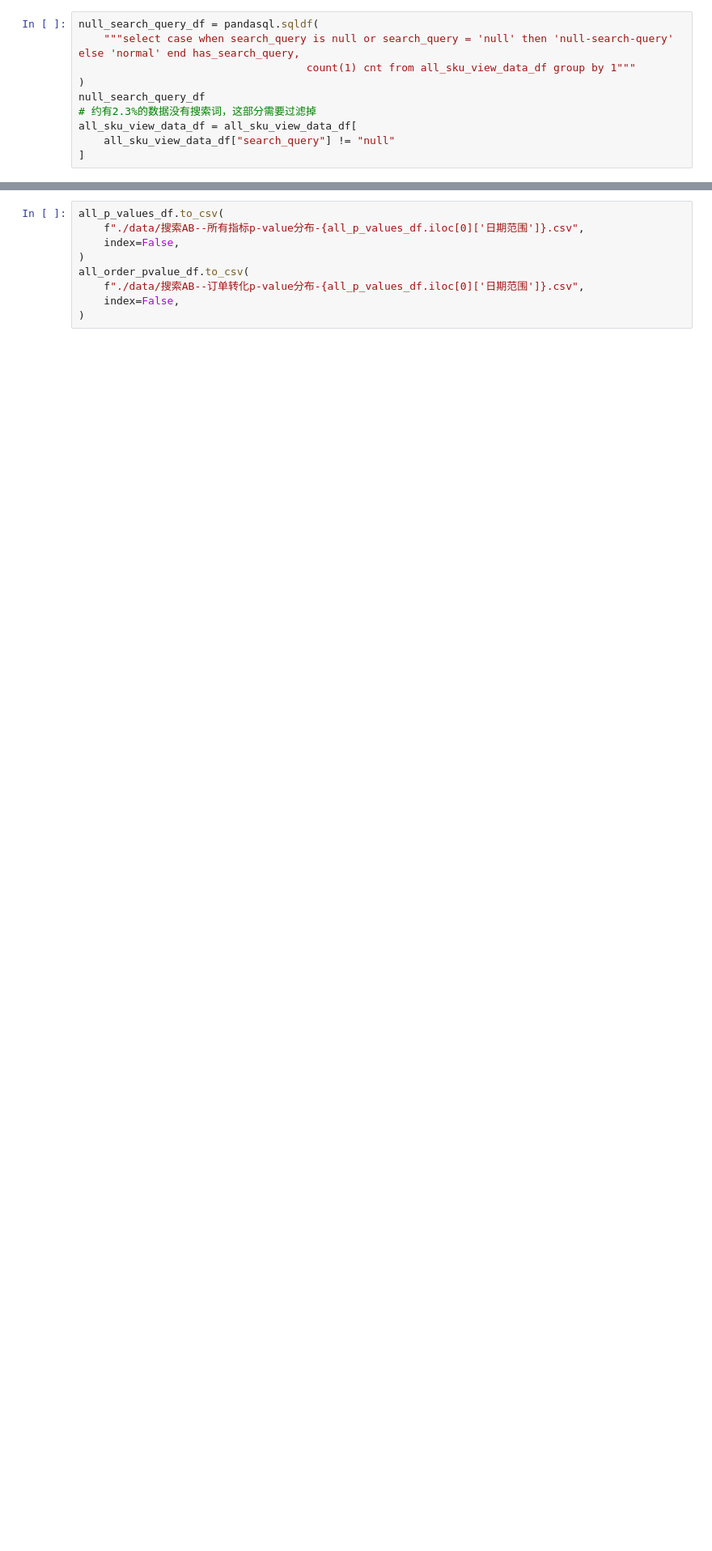
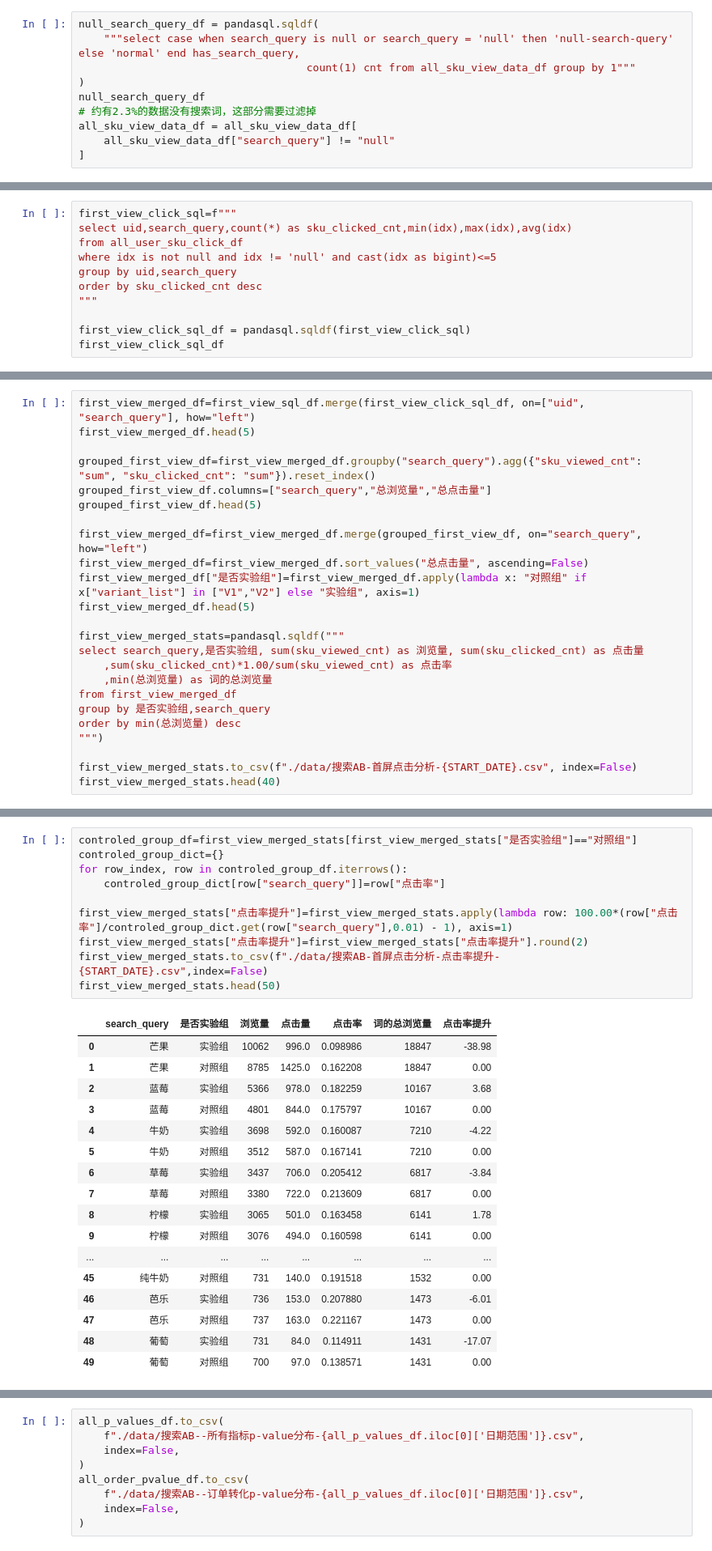
Before and after one commit to chrisptang/aliyun-devops, a Jupyter notebook: 搜索AB实验分析-自定义打分202508.ipynb, the cells around one changed output, grey strips where cells are left out. Shown at 81% size. Cells and saved outputs as stored; diff of their text form; blank space fills up the shorter version.

```diff
--- a/搜索AB实验分析-自定义打分202508.ipynb
+++ b/搜索AB实验分析-自定义打分202508.ipynb
@@ -495,0 +688,11 @@ print("unique sample_query:", user_view_with_variant_statistics_df['sample_query
+# %%
+first_view_click_sql=f"""
+select uid,search_query,count(*) as sku_clicked_cnt,min(idx),max(idx),avg(idx)
+from all_user_sku_click_df
+where idx is not null and idx != 'null' and cast(idx as bigint)<=5
+group by uid,search_query
+order by sku_clicked_cnt desc
+"""
+
+first_view_click_sql_df = pandasql.sqldf(first_view_click_sql)
+first_view_click_sql_df
@@ -495,0 +713,24 @@ print("unique sample_query:", user_view_with_variant_statistics_df['sample_query
+# %%
+first_view_merged_df=first_view_sql_df.merge(first_view_click_sql_df, on=["uid", "search_query"], how="left")
+first_view_merged_df.head(5)
+
+grouped_first_view_df=first_view_merged_df.groupby("search_query").agg({"sku_viewed_cnt": "sum", "sku_clicked_cnt": "sum"}).reset_index()
+grouped_first_view_df.columns=["search_query","总浏览量","总点击量"]
+grouped_first_view_df.head(5)
+
+first_view_merged_df=first_view_merged_df.merge(grouped_first_view_df, on="search_query", how="left")
+first_view_merged_df=first_view_merged_df.sort_values("总点击量", ascending=False)
+first_view_merged_df["是否实验组"]=first_view_merged_df.apply(lambda x: "对照组" if x["variant_list"] in ["V1","V2"] else "实验组", axis=1)
+first_view_merged_df.head(5)
+
+first_view_merged_stats=pandasql.sqldf("""
+select search_query,是否实验组, sum(sku_viewed_cnt) as 浏览量, sum(sku_clicked_cnt) as 点击量
+    ,sum(sku_clicked_cnt)*1.00/sum(sku_viewed_cnt) as 点击率
+    ,min(总浏览量) as 词的总浏览量
+from first_view_merged_df
+group by 是否实验组,search_query
+order by min(总浏览量) desc
+""")
+
+first_view_merged_stats.to_csv(f"./data/搜索AB-首屏点击分析-{START_DATE}.csv", index=False)
+first_view_merged_stats.head(40)
@@ -495,0 +755,28 @@ print("unique sample_query:", user_view_with_variant_statistics_df['sample_query
+# %%
+controled_group_df=first_view_merged_stats[first_view_merged_stats["是否实验组"]=="对照组"]
+controled_group_dict={}
+for row_index, row in controled_group_df.iterrows():
+    controled_group_dict[row["search_query"]]=row["点击率"]
+
+first_view_merged_stats["点击率提升"]=first_view_merged_stats.apply(lambda row: 100.00*(row["点击率"]/controled_group_dict.get(row["search_query"],0.01) - 1), axis=1)
+first_view_merged_stats["点击率提升"]=first_view_merged_stats["点击率提升"].round(2)
+first_view_merged_stats.to_csv(f"./data/搜索AB-首屏点击分析-点击率提升-{START_DATE}.csv",index=False)
+first_view_merged_stats.head(50)
+# %% [output]
+|  | search_query | 是否实验组 | 浏览量 | 点击量 | 点击率 | 词的总浏览量 | 点击率提升 |
+| 0 | 芒果 | 实验组 | 10062 | 996.0 | 0.098986 | 18847 | -38.98 |
+| 1 | 芒果 | 对照组 | 8785 | 1425.0 | 0.162208 | 18847 | 0.00 |
+| 2 | 蓝莓 | 实验组 | 5366 | 978.0 | 0.182259 | 10167 | 3.68 |
+| 3 | 蓝莓 | 对照组 | 4801 | 844.0 | 0.175797 | 10167 | 0.00 |
+| 4 | 牛奶 | 实验组 | 3698 | 592.0 | 0.160087 | 7210 | -4.22 |
+| 5 | 牛奶 | 对照组 | 3512 | 587.0 | 0.167141 | 7210 | 0.00 |
+| 6 | 草莓 | 实验组 | 3437 | 706.0 | 0.205412 | 6817 | -3.84 |
+| 7 | 草莓 | 对照组 | 3380 | 722.0 | 0.213609 | 6817 | 0.00 |
+| 8 | 柠檬 | 实验组 | 3065 | 501.0 | 0.163458 | 6141 | 1.78 |
+| 9 | 柠檬 | 对照组 | 3076 | 494.0 | 0.160598 | 6141 | 0.00 |
+| ... | ... | ... | ... | ... | ... | ... | ... |
+| 45 | 纯牛奶 | 对照组 | 731 | 140.0 | 0.191518 | 1532 | 0.00 |
+| 46 | 芭乐 | 实验组 | 736 | 153.0 | 0.207880 | 1473 | -6.01 |
+| 47 | 芭乐 | 对照组 | 737 | 163.0 | 0.221167 | 1473 | 0.00 |
+| 48 | 葡萄 | 实验组 | 731 | 84.0 | 0.114911 | 1431 | -17.07 |
+| 49 | 葡萄 | 对照组 | 700 | 97.0 | 0.138571 | 1431 | 0.00 |
```
Also changed, not shown: parts of 22 cells of this notebook.
